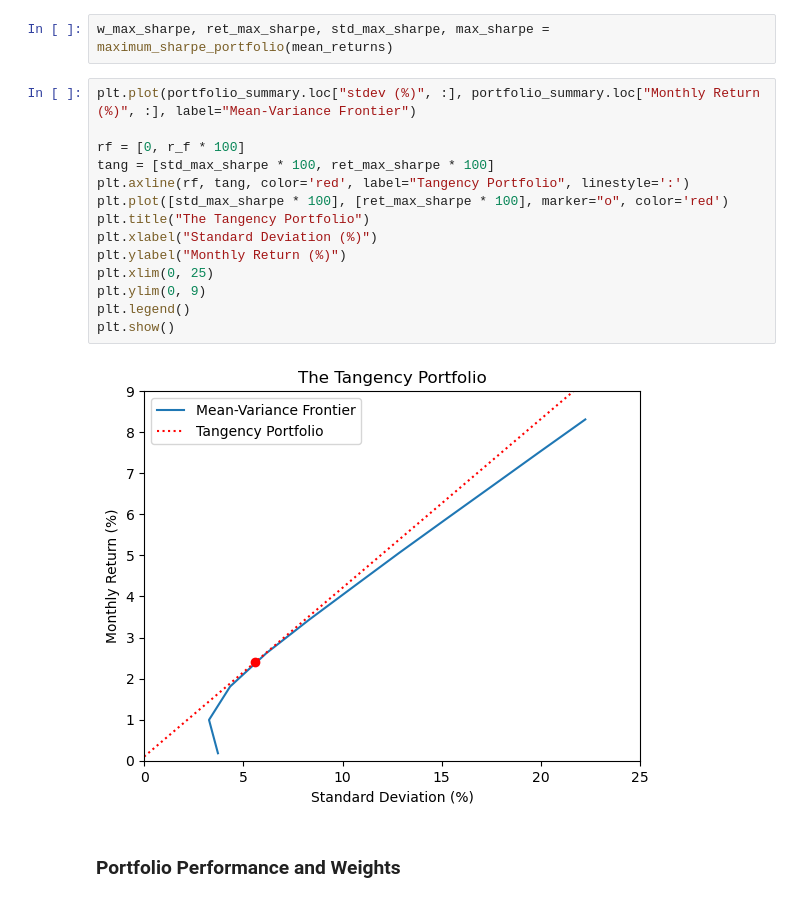
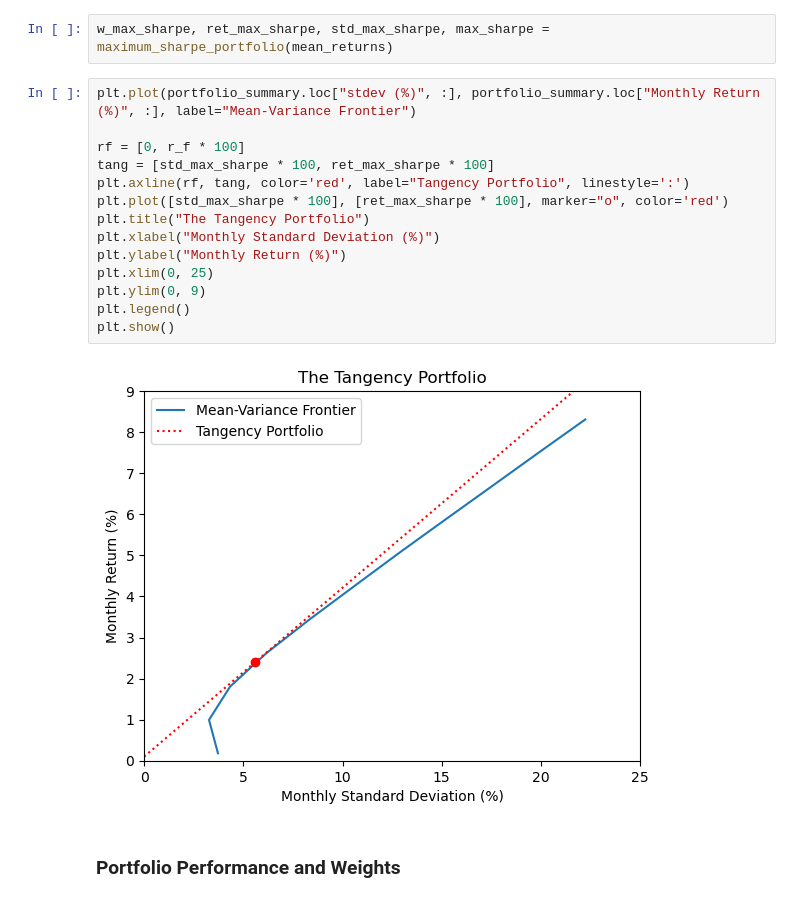
Before and after one commit to uWaterloo-CFM/CFM-301, a Jupyter notebook: Assignment 1/DA1 Task 4 - Mean-Variance Analysis.ipynb, the cells around one changed output. Cells and saved outputs as stored; diff of their text form.

```diff
--- a/Assignment 1/DA1 Task 4 - Mean-Variance Analysis.ipynb
+++ b/Assignment 1/DA1 Task 4 - Mean-Variance Analysis.ipynb
@@ -325,19 +325,19 @@ w_max_sharpe, ret_max_sharpe, std_max_sharpe, max_sharpe = maximum_sharpe_portfo
 # %%
 plt.plot(portfolio_summary.loc["stdev (%)", :], portfolio_summary.loc["Monthly Return (%)", :], label="Mean-Variance Frontier")
 
 rf = [0, r_f * 100]
 tang = [std_max_sharpe * 100, ret_max_sharpe * 100]
 plt.axline(rf, tang, color='red', label="Tangency Portfolio", linestyle=':')
 plt.plot([std_max_sharpe * 100], [ret_max_sharpe * 100], marker="o", color='red')
 plt.title("The Tangency Portfolio")
-plt.xlabel("Standard Deviation (%)")
+plt.xlabel("Monthly Standard Deviation (%)")
 plt.ylabel("Monthly Return (%)")
 plt.xlim(0, 25)
 plt.ylim(0, 9)
 plt.legend()
 plt.show()
 # %% [output]
-[figure, old version]
+[figure, new version]
 # %% [markdown]
 ### Portfolio Performance and Weights
 # %%
```
Also changed, not shown: parts of 2 cells of this notebook, 19 other files.
